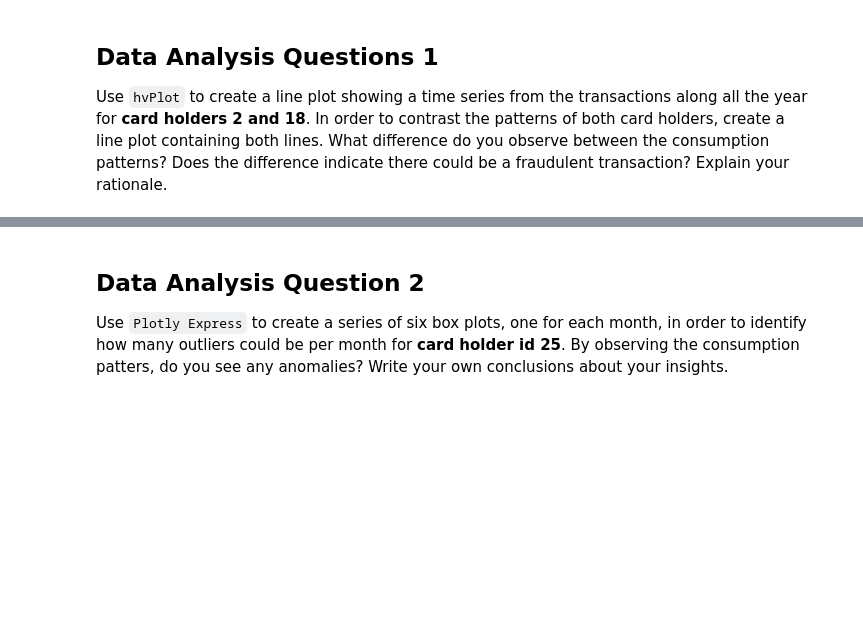
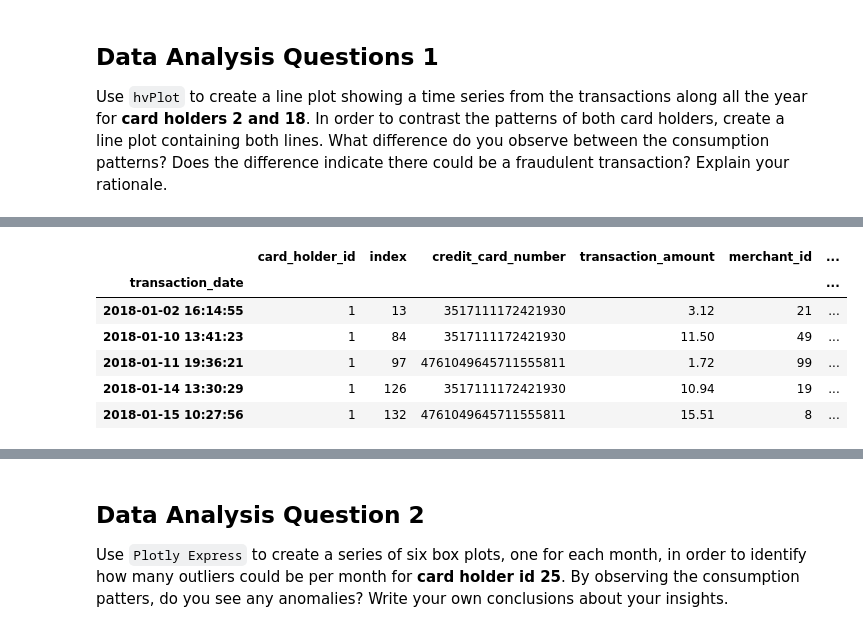
Before and after one commit to jonowens/suspicious_transactions, a Jupyter notebook: visual_data_analysis.ipynb, the cells around one changed output, grey strips where cells are left out. Drawn from its saved outputs; the diff is of its cells as text; code cells hidden in the pictures; blank space fills up the shorter version.

```diff
--- a/visual_data_analysis.ipynb
+++ b/visual_data_analysis.ipynb
@@ -40,0 +70,13 @@ card_holder_18 = df_card_holder[df_card_holder.card_holder_id == 18]
+# %%
+# Index the date
+df_card_holder.reset_index(inplace=True)
+df_card_holder.set_index("transaction_date", inplace=True)
+df_card_holder.head()
+# %% [output]
+|  | card_holder_id | index | credit_card_number | transaction_amount | merchant_id | ... |
+| transaction_date |  |  |  |  |  | ... |
+| 2018-01-02 16:14:55 | 1 | 13 | 3517111172421930 | 3.12 | 21 | ... |
+| 2018-01-10 13:41:23 | 1 | 84 | 3517111172421930 | 11.50 | 49 | ... |
+| 2018-01-11 19:36:21 | 1 | 97 | 4761049645711555811 | 1.72 | 99 | ... |
+| 2018-01-14 13:30:29 | 1 | 126 | 3517111172421930 | 10.94 | 19 | ... |
+| 2018-01-15 10:27:56 | 1 | 132 | 4761049645711555811 | 15.51 | 8 | ... |
```
Also changed, not shown: parts of 14 cells of this notebook.
